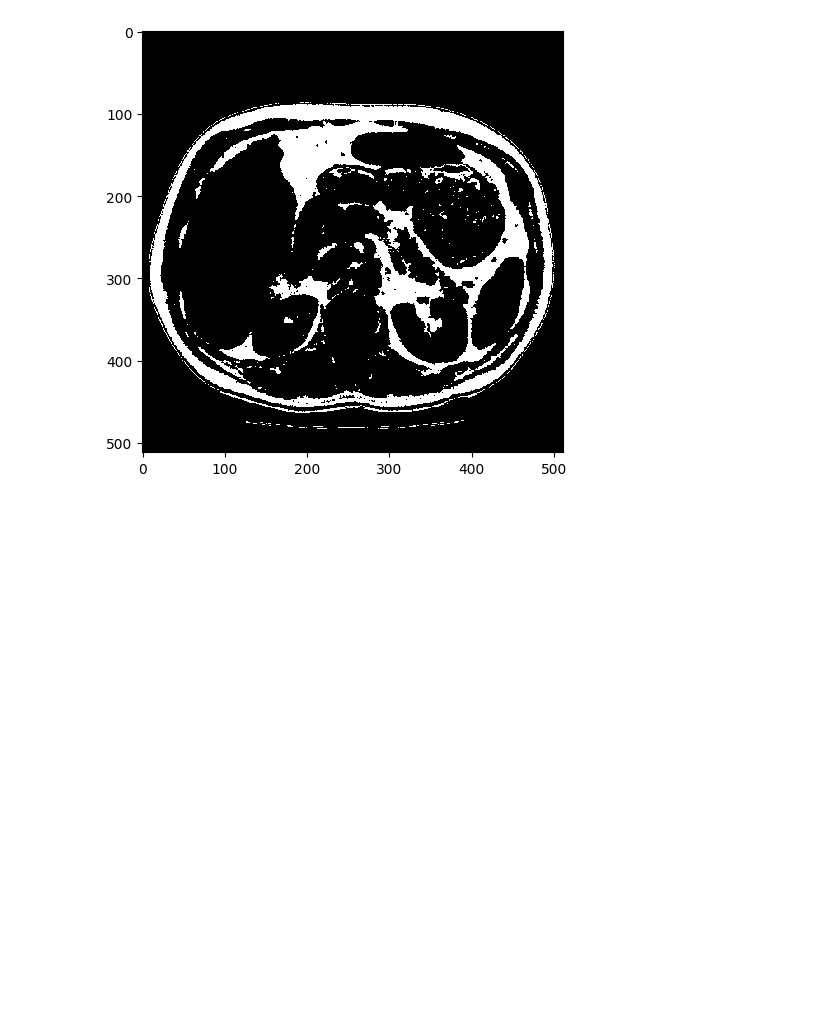
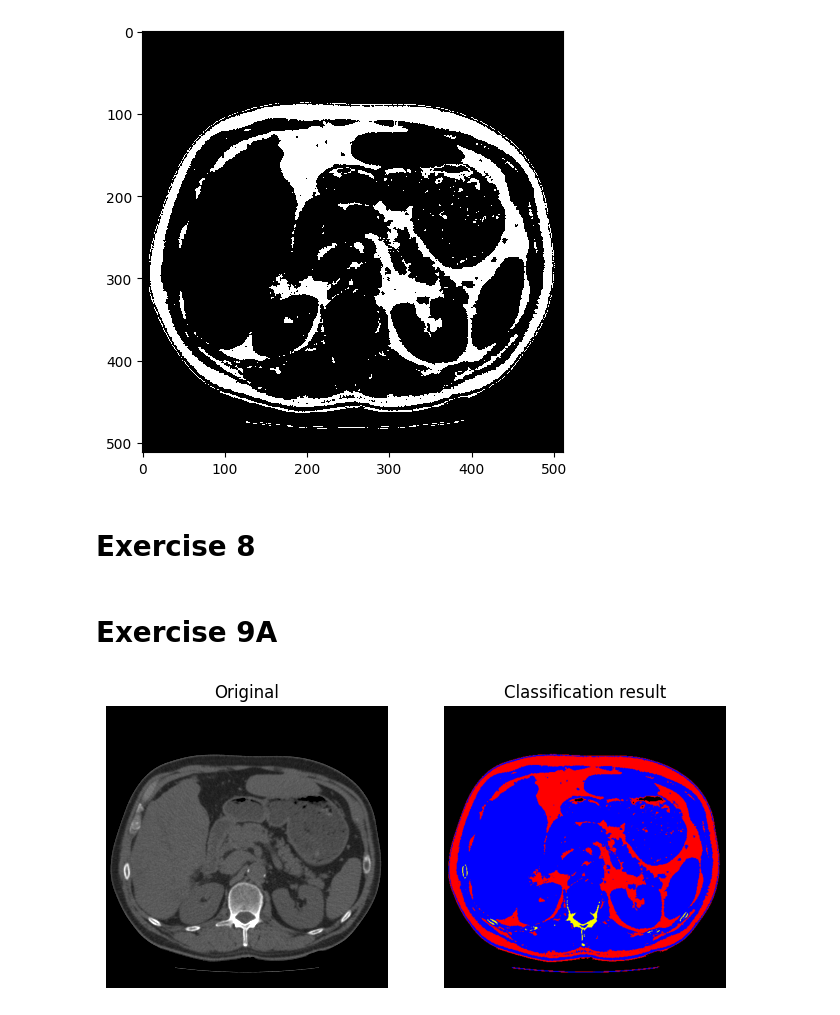
Before and after one commit to Pandananana/DTUImageAnalysis, a Jupyter notebook: exercises/ex6-PixelClassificationAndObjectSegmentation/ex6.ipynb, the cells around one changed output. Cells and saved outputs as stored; diff of their text form; code cells hidden in the pictures; blank space fills up the shorter version.

```diff
--- a/exercises/ex6-PixelClassificationAndObjectSegmentation/ex6.ipynb
+++ b/exercises/ex6-PixelClassificationAndObjectSegmentation/ex6.ipynb
@@ -184,3 +184,17 @@ io.imshow(fat_img, cmap='gray')
 io.show()
 # %% [output]
 [figure]
+# %% [markdown]
+# Exercise 8
+# %%
+t_soft_bone = (mu_soft + mu_bone) / 2
+soft_img = (img > t_fat_soft) & (img <= t_soft_bone)
+bone_img = img > t_soft_bone
+# %% [markdown]
+# Exercise 9A
+# %%
+label_img = fat_img + 2 * soft_img + 3 * bone_img
+image_label_overlay = label2rgb(label_img)
+show_comparison(img, image_label_overlay, 'Classification result')
+# %% [output]
+[figure, added]
```
Also changed, not shown: parts of 29 cells of this notebook.
